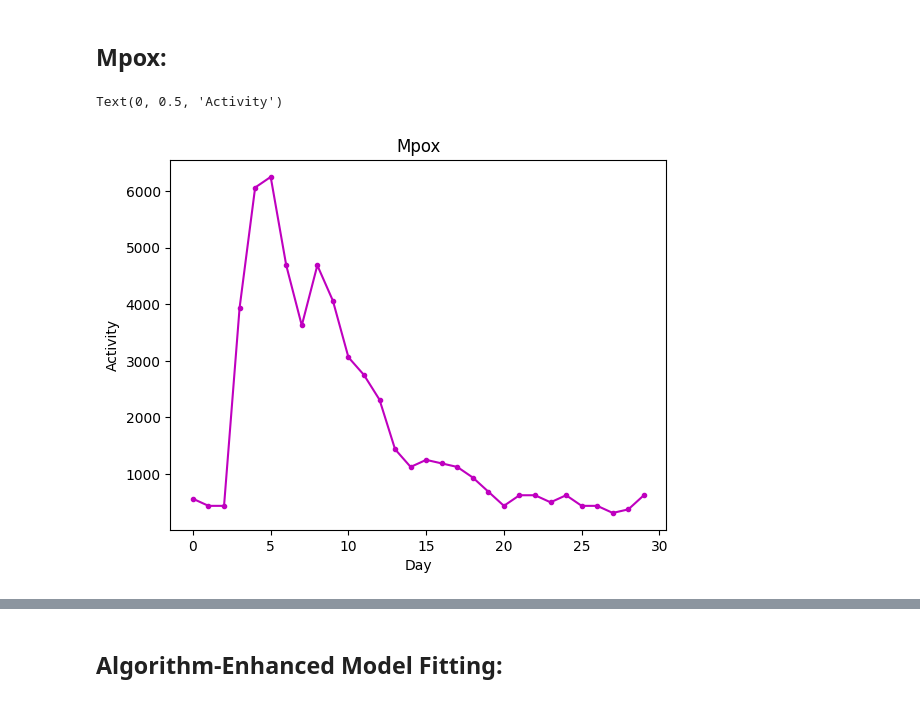
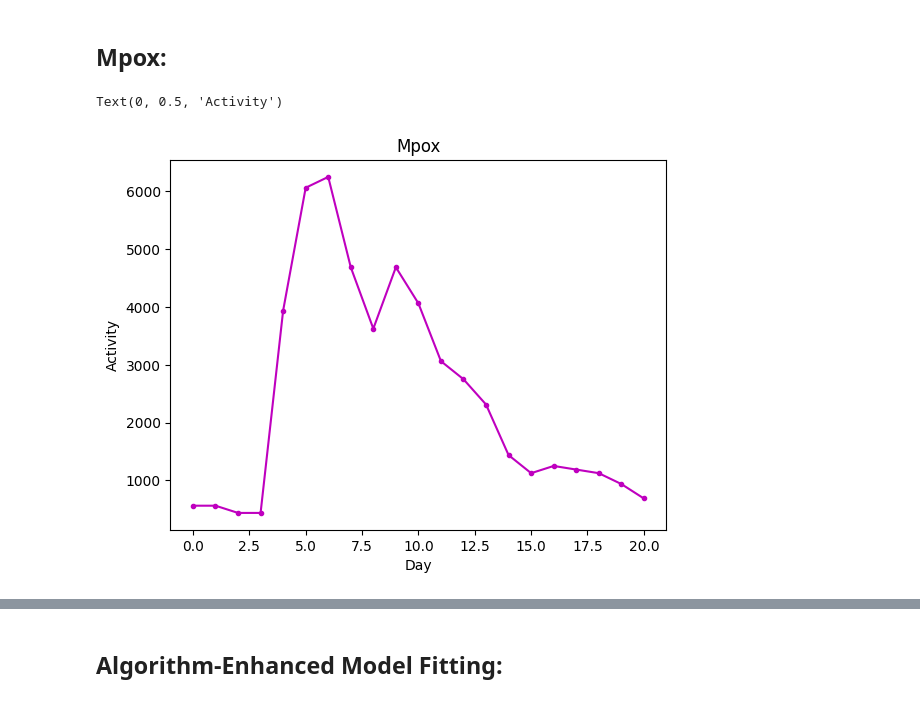
Before and after one commit to AndreiAf02/Math574_Project, a Jupyter notebook: SIR_Fitting_V5.ipynb, the cells around one changed output, grey strips where cells are left out. Cells and saved outputs as stored; diff of their text form; code cells hidden in the pictures.

```diff
--- a/SIR_Fitting_V5.ipynb
+++ b/SIR_Fitting_V5.ipynb
@@ -17,7 +17,7 @@ from scipy.integrate import odeint
 # %%
 path_to_data = 'https://raw.githubusercontent.com/AndreiAf02/Math574_Project/main/'
 # %%
-data_Google = pd.read_csv(path_to_data + "Google_trends_V2.csv", sep=",", header=0)
+data_Google = pd.read_csv(path_to_data + "Google_trends_V3.csv", sep=",", header=0)
 data_Google
 # %% [output]
 |  | Day_trump | trump_scaled | Day_v2 | iran_scaled | moo deng | raygun_scaled | moo_deng_scaled | columb_dna | ... |
@@ -428,14 +471,14 @@ new_data_brics_cumul
 ## Mpox:
 # %%
 data_mpox = pd.DataFrame(data_Google['Mpox'])
-data_mpox = data_mpox[10:40].reset_index(drop=True)
+data_mpox = data_mpox[9:30].reset_index(drop=True)
 plt.plot(data_mpox, 'm.-')
 plt.title('Mpox')
 plt.xlabel('Day')
 plt.ylabel('Activity')
 # %% [output]
 Text(0, 0.5, 'Activity')
-[figure, old version]
+[figure, new version]
 # %%
 data_mpox_cumul = np.cumsum(data_mpox)
 print(data_mpox_cumul)
```
Also changed, not shown: parts of 61 cells of this notebook.
